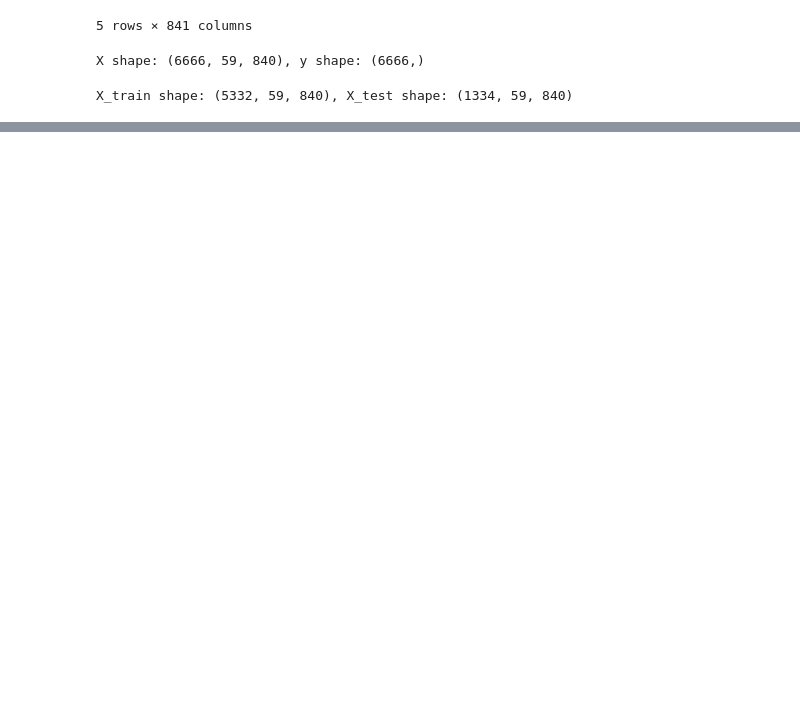
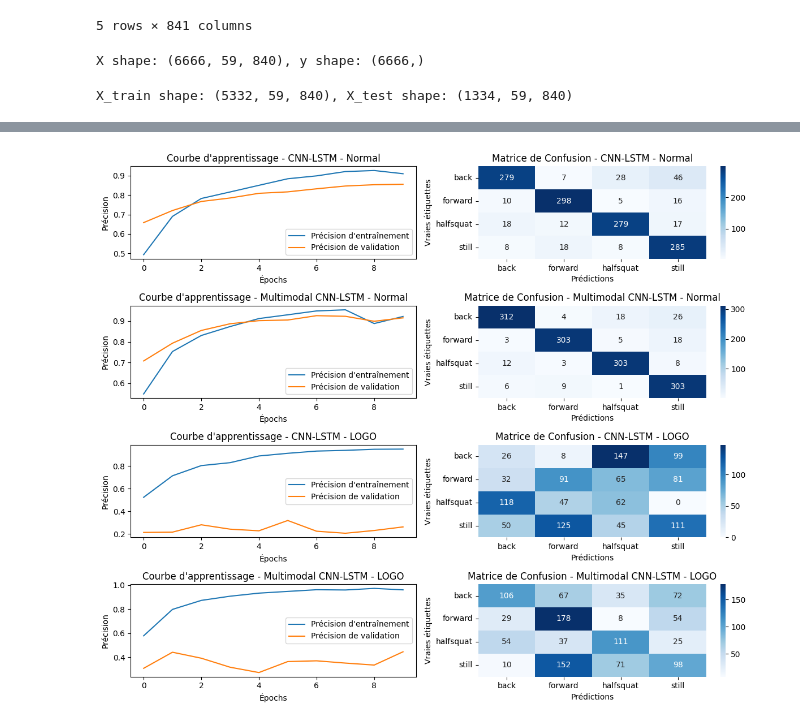
Before and after one commit to Florian-DAUVERGNE/Projet_Architectures_de_traitement_complexes, a Jupyter notebook: projet_v2.ipynb, the cells around one changed output, grey strips where cells are left out. Saved outputs shown, nothing was run; the diff lists cells and outputs as text; code cells hidden in the pictures; blank space fills up the shorter version.

```diff
--- a/projet_v2.ipynb
+++ b/projet_v2.ipynb
@@ -885,6 +997,6 @@ Score du modèle CNN-LSTM : [0.20587953925132751, 0.9317840933799744]
 # %%
 # Entraînement du modèle multimodal CNN-LSTM
-history_cnn_lstm_multimodal = cnn_lstm_multimodal_model.fit(
+history_cnn_lstm_multimodal_normal = cnn_lstm_multimodal_model.fit(
     [X_emg_train, X_imu_train, X_ips_train,X_cop_train,X_mocap_train], y_train,
     batch_size=32,
     epochs=10,
@@ -945,0 +1360,10 @@ Model: "functional_20"
+# %%
+input_shapes = [
+    X_emg_train.shape[1:3],
+    X_imu_train.shape[1:3],
+    X_ips_train.shape[1:3],
+    X_cop_train.shape[1:3],
+    X_mocap_train.shape[1:3],
+]
+
+print(input_shapes)
@@ -945,0 +1458,7 @@ Model: "functional_20"
+# %%
+history_cnn_lstm_multimodal = cnn_lstm_multimodal_model.fit(
+    [X_emg_train, X_imu_train, X_ips_train,X_cop_train,X_mocap_train], y_train,
+    batch_size=32,
+    epochs=10,
+    validation_data=([X_emg_test, X_imu_test, X_ips_test,X_cop_test,X_mocap_test], y_test)
+)
@@ -1045,0 +1563,77 @@ weighted avg       0.98      0.98      0.98      1334
+# %%
+# ------------------------ Plotting Results ------------------------
+
+# Courbes d'apprentissage pour les deux modèles
+plt.figure(figsize=(12, 10))
+
+# Courbes d'apprentissage - CNN-LSTM
+plt.subplot(4, 2, 1)
+plt.plot(history_cnn_lstm_normal.history['accuracy'], label='Précision d\'entraînement')
+plt.plot(history_cnn_lstm_normal.history['val_accuracy'], label='Précision de validation')
+plt.title('Courbe d\'apprentissage - CNN-LSTM - Normal')
+plt.xlabel('Épochs')
+plt.ylabel('Précision')
+plt.legend()
+
+# Matrice de confusion - CNN-LSTM
+plt.subplot(4, 2, 2)
+sns.heatmap(conf_matrix_cnn_lstm_normal, annot=True, fmt="d", cmap="Blues", xticklabels=label_encoder.classes_, yticklabels=label_encoder.classes_)
+plt.xlabel('Prédictions')
+plt.ylabel('Vraies étiquettes')
+plt.title('Matrice de Confusion - CNN-LSTM - Normal')
+
+# Courbes d'apprentissage - Multimodal CNN-LSTM
+plt.subplot(4, 2, 3)
+plt.plot(history_cnn_lstm_multimodal_normal.history['accuracy'], label='Précision d\'entraînement')
+plt.plot(history_cnn_lstm_multimodal_normal.history['val_accuracy'], label='Précision de validation')
+plt.title('Courbe d\'apprentissage - Multimodal CNN-LSTM - Normal')
+plt.xlabel('Épochs')
+plt.ylabel('Précision')
+plt.legend()
+
+# Matrice de confusion - Multimodal CNN-LSTM
+plt.subplot(4, 2, 4)
+sns.heatmap(conf_matrix_multimodal_normal, annot=True, fmt="d", cmap="Blues", xticklabels=label_encoder.classes_, yticklabels=label_encoder.classes_)
+plt.xlabel('Prédictions')
+plt.ylabel('Vraies étiquettes')
+plt.title('Matrice de Confusion - Multimodal CNN-LSTM - Normal')
+
+# ------------------------ Plotting Results ------------------------
+
+# Courbes d'apprentissage - CNN-LSTM
+plt.subplot(4, 2, 5)
+plt.plot(history_cnn_lstm.history['accuracy'], label='Précision d\'entraînement')
+plt.plot(history_cnn_lstm.history['val_accuracy'], label='Précision de validation')
+plt.title('Courbe d\'apprentissage - CNN-LSTM - LOGO')
+plt.xlabel('Épochs')
+plt.ylabel('Précision')
+plt.legend()
+
+# Matrice de confusion - CNN-LSTM
+plt.subplot(4, 2, 6)
+sns.heatmap(conf_matrix_cnn_lstm, annot=True, fmt="d", cmap="Blues", xticklabels=label_encoder.classes_, yticklabels=label_encoder.classes_)
+plt.xlabel('Prédictions')
+plt.ylabel('Vraies étiquettes')
+plt.title('Matrice de Confusion - CNN-LSTM - LOGO')
+
+# Courbes d'apprentissage - Multimodal CNN-LSTM
+plt.subplot(4, 2, 7)
+plt.plot(history_cnn_lstm_multimodal.history['accuracy'], label='Précision d\'entraînement')
+plt.plot(history_cnn_lstm_multimodal.history['val_accuracy'], label='Précision de validation')
+plt.title('Courbe d\'apprentissage - Multimodal CNN-LSTM - LOGO')
+plt.xlabel('Épochs')
+plt.ylabel('Précision')
+plt.legend()
+
+# Matrice de confusion - Multimodal CNN-LSTM
+plt.subplot(4, 2, 8)
+sns.heatmap(conf_matrix_multimodal, annot=True, fmt="d", cmap="Blues", xticklabels=label_encoder.classes_, yticklabels=label_encoder.classes_)
+plt.xlabel('Prédictions')
+plt.ylabel('Vraies étiquettes')
+plt.title('Matrice de Confusion - Multimodal CNN-LSTM - LOGO')
+
+# Ajustement pour éviter le chevauchement des titres et des étiquettes
+plt.tight_layout()
+plt.show()
+# %% [output]
+[figure, added]
```
Also changed, not shown: parts of 69 cells of this notebook.
